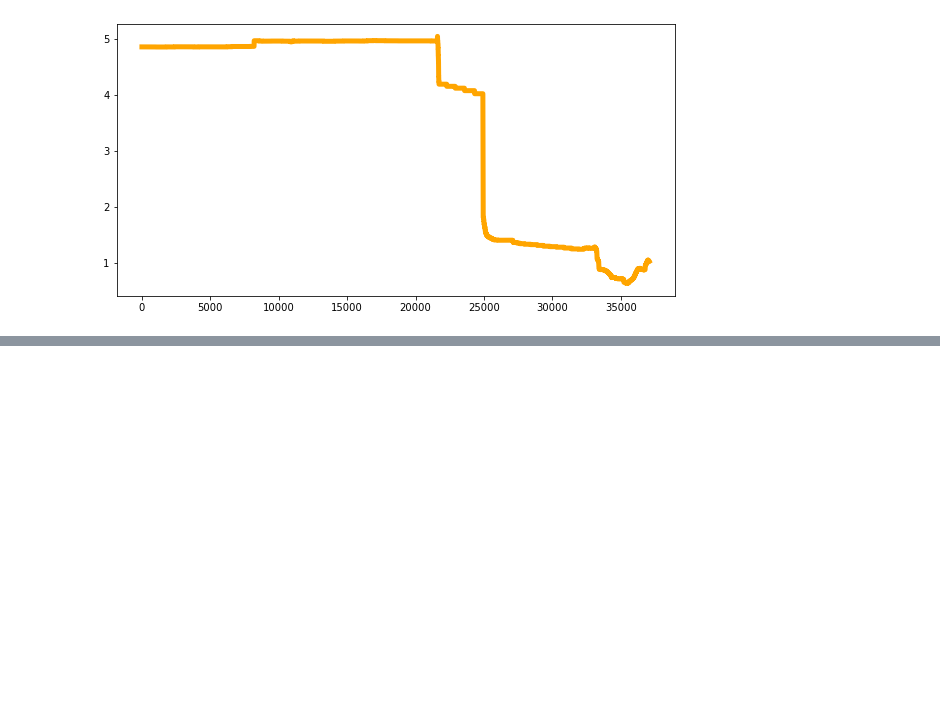
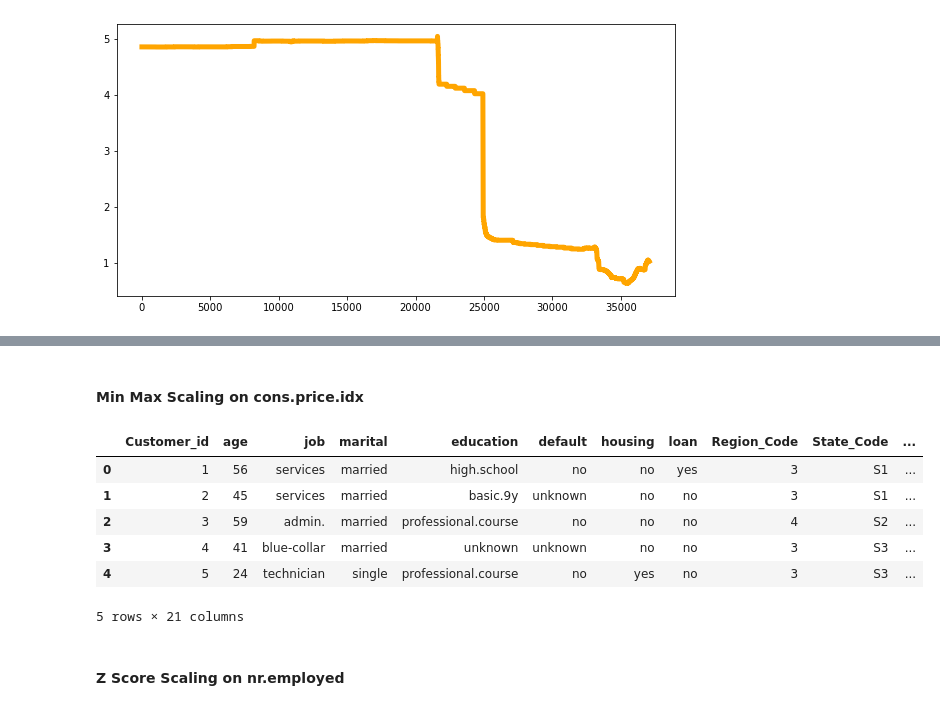
Before and after one commit to Raj-Alok/AI_Academy, a Jupyter notebook: Capstone_Milesstone 2.1 and 2.2.ipynb, the cells around one changed output, grey strips where cells are left out. Drawn from its saved outputs; the diff is of its cells as text; code cells hidden in the pictures; blank space fills up the shorter version.

```diff
--- a/Capstone_Milesstone 2.1 and 2.2.ipynb
+++ b/Capstone_Milesstone 2.1 and 2.2.ipynb
@@ -339,0 +380,21 @@ plt.plot(co2["euribor3m"],linewidth=5,c="Orange")
+# %% [markdown]
+#### Min Max Scaling on cons.price.idx
+# %%
+from sklearn.preprocessing import MinMaxScaler
+X = np.array(co2['cons.price.idx']).reshape(-1,1)
+scaler = MinMaxScaler()
+scaler.fit(X)
+X_scaled = scaler.transform(X)
+co2['min max'] = X_scaled.reshape(1,-1)[0]
+# %%
+co2.head()
+# %% [output]
+|  | Customer_id | age | job | marital | education | default | housing | loan | Region_Code | State_Code | ... |
+| 0 | 1 | 56 | services | married | high.school | no | no | yes | 3 | S1 | ... |
+| 1 | 2 | 45 | services | married | basic.9y | unknown | no | no | 3 | S1 | ... |
+| 2 | 3 | 59 | admin. | married | professional.course | no | no | no | 4 | S2 | ... |
+| 3 | 4 | 41 | blue-collar | married | unknown | unknown | no | no | 3 | S3 | ... |
+| 4 | 5 | 24 | technician | single | professional.course | no | yes | no | 3 | S3 | ... |
+5 rows × 21 columns
+# %% [markdown]
+#### Z Score Scaling on nr.employed
```
Also changed, not shown: parts of 9 cells of this notebook.
